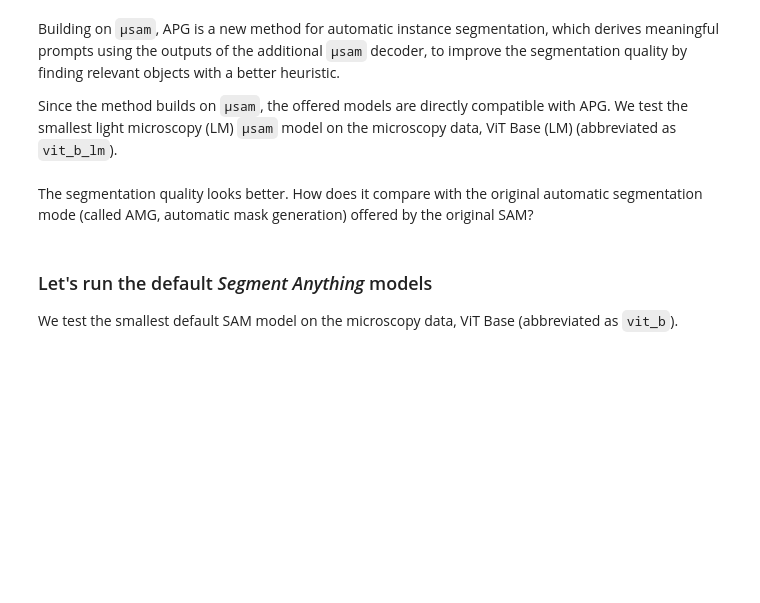
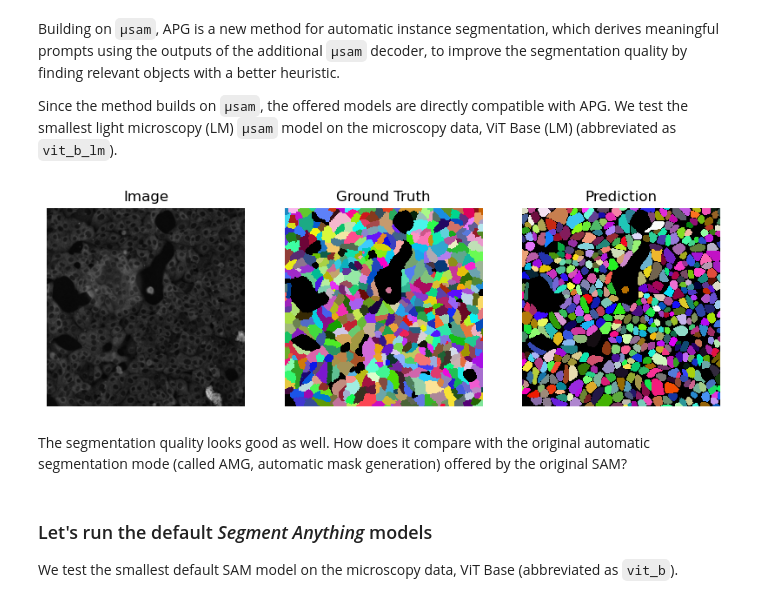
Before and after one commit to computational-cell-analytics/micro-sam, a Jupyter notebook: notebooks/automatic_segmentation.ipynb, the cells around one changed output. Saved outputs shown, nothing was run; the diff lists cells and outputs as text; code cells hidden in the pictures; blank space fills up the shorter version.

```diff
--- a/notebooks/automatic_segmentation.ipynb
+++ b/notebooks/automatic_segmentation.ipynb
@@ -347,21 +362,21 @@ Since the method builds on `µsam`, the offered models are directly compatible w
 # %%
 model_choice = "vit_b_lm"
 
 for sample_path in sample_paths:
-    with h5py.File(sample_path, "r") as f:
-        raw = f["raw/serum_IgG/s0"][:]
-        labels = f["labels/cells/s0"][:]
+    raw, labels = get_image_label_data(sample_path)
 
     # NOTE: If you have large images, we recommend using tiling for automatic segmentation.
     # eg. for a training patch size of (512, 512), you can provide the following example combination:
     # 'tile_shape=(384, 384). halo=(64, 64)' for running automatic segmentation over tiles.
     prediction = run_automatic_prompt_generation(raw, ndim=2, model_type=model_choice)
 
     plot_samples(image=raw, gt=labels, segmentation=prediction)
 
     break  # comment this out in case you want to visualize all images
+# %% [output]
+[figure, added]
 # %% [markdown]
-The segmentation quality looks better. How does it compare with the original automatic segmentation mode (called AMG, automatic mask generation) offered by the original SAM?
+The segmentation quality looks good as well. How does it compare with the original automatic segmentation mode (called AMG, automatic mask generation) offered by the original SAM?
 # %% [markdown]
 ### Let's run the default *Segment Anything* models
 
```
Also changed, not shown: parts of 14 cells of this notebook.
